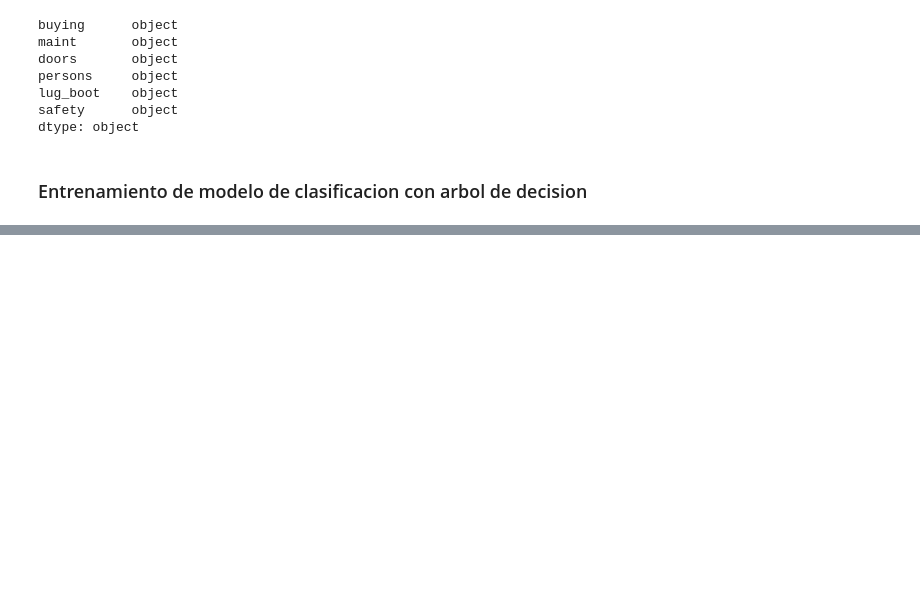
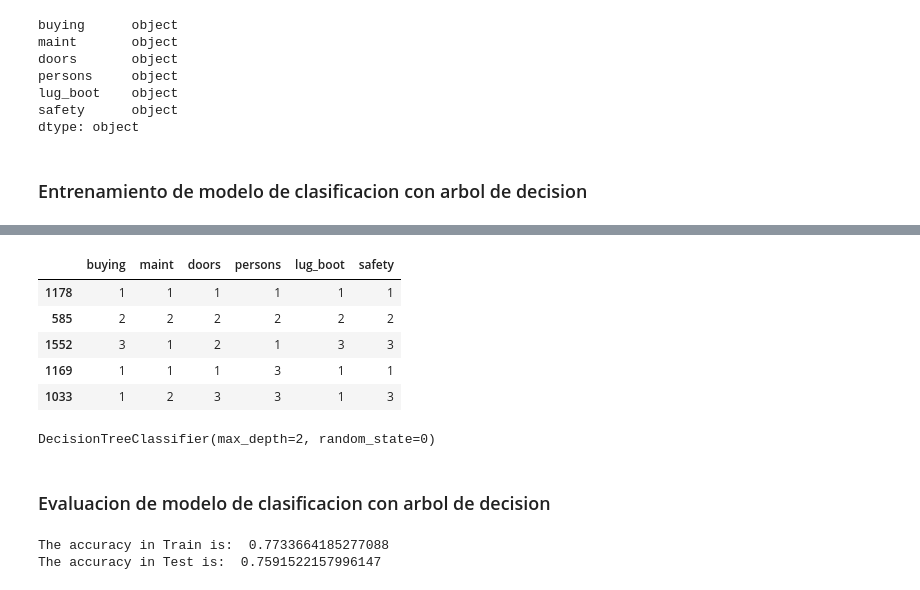
Before and after one commit to oscardbocanegra/learning_platzi, a Jupyter notebook: dataScientistPython/arbol_decision_sklearn/decision_tree_random_forest_project.ipynb, the cells around one changed output, grey strips where cells are left out. Drawn from its saved outputs; the diff is of its cells as text; code cells hidden in the pictures; blank space fills up the shorter version.

Commit message:
Evaluación de resultados del modelo de árbol de decisión

```diff
--- a/dataScientistPython/arbol_decision_sklearn/decision_tree_random_forest_project.ipynb
+++ b/dataScientistPython/arbol_decision_sklearn/decision_tree_random_forest_project.ipynb
@@ -108,0 +134,9 @@ dtype: object
+# %%
+X_train.head()
+# %% [output]
+|  | buying | maint | doors | persons | lug_boot | safety |
+| 1178 | 1 | 1 | 1 | 1 | 1 | 1 |
+| 585 | 2 | 2 | 2 | 2 | 2 | 2 |
+| 1552 | 3 | 1 | 2 | 1 | 3 | 3 |
+| 1169 | 1 | 1 | 1 | 3 | 1 | 1 |
+| 1033 | 1 | 2 | 3 | 3 | 1 | 3 |
@@ -108,0 +147,4 @@ dtype: object
+# %%
+tree.fit(X_train, y_train)
+# %% [output]
+DecisionTreeClassifier(max_depth=2, random_state=0)
@@ -108,0 +154,17 @@ dtype: object
+# %% [markdown]
+### Evaluacion de modelo de clasificacion con arbol de decision
+# %%
+# Calculo de metricas
+from sklearn.metrics import accuracy_score
+
+# Calculo el accuracy en Train
+train_accuracy_tree = accuracy_score(y_train, y_train_pred_tree)
+
+# Calculo el accuracy en Test
+test_accuracy_tree = accuracy_score(y_test, y_test_pred_tree)
+
+print('The accuracy in Train is: ', train_accuracy_tree)
+print('The accuracy in Test is: ', test_accuracy_tree)
+# %% [output]
+The accuracy in Train is:  0.7733664185277088
+The accuracy in Test is:  0.7591522157996147
```
Also changed, not shown: parts of 6 cells of this notebook.
